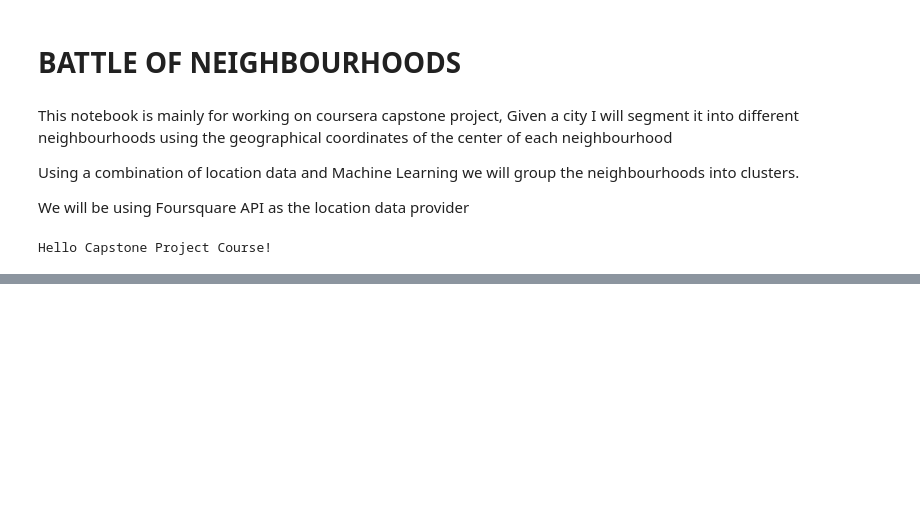
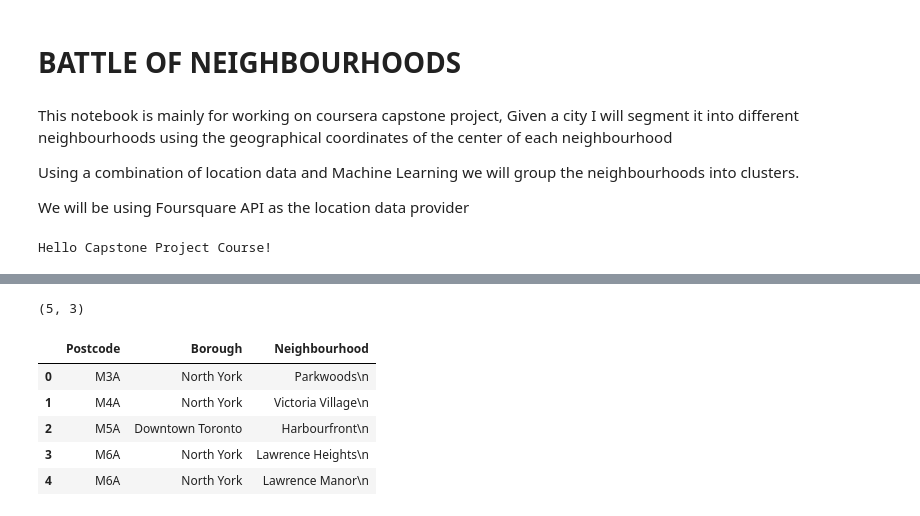
Before and after one commit to svsraju/Best-Location-to-Choose, a Jupyter notebook: Coursera_capstone.ipynb, the cells around one changed output, grey strips where cells are left out. Drawn from its saved outputs; the diff is of its cells as text; code cells hidden in the pictures; blank space fills up the shorter version.

```diff
--- a/Coursera_capstone.ipynb
+++ b/Coursera_capstone.ipynb
@@ -15,0 +130,3 @@ Hello Capstone Project Course!
+# %%
+#replacing \n in the Neighbourhood Column
+tableDF = tableDF.replace('\n','',regex = True)
@@ -15,0 +141,34 @@ Hello Capstone Project Course!
+# %%
+#Removing the rows with a borough that is Not assigned.
+for i in range (len(tableDF['Borough'])):
+    try:
+        if tableDF['Borough'][i] == 'Not assigned':
+            tableDF.drop(i,inplace = True)
+    except KeyError:
+        pass
+
+tableDF = tableDF.reset_index(drop = True)
+# %%
+#f a cell has a borough but a Not assigned neighborhood, then the neighborhood will be the same as the borough.
+for i in range (len(tableDF['Neighbourhood'])):
+     try:
+            if tableDF['Neighbourhood'][i] == 'Not assigned':
+                tableDF['Neighbourhood'][i] == tableDF['Borough'][i]
+
+     except KeyError:
+            pass
+
+tableDF = tableDF.reset_index(drop = True).head()
+# %%
+tableDF.shape
+# %% [output]
+(5, 3)
+# %%
+tableDF.head()
+# %% [output]
+|  | Postcode | Borough | Neighbourhood |
+| 0 | M3A | North York | Parkwoods\n |
+| 1 | M4A | North York | Victoria Village\n |
+| 2 | M5A | Downtown Toronto | Harbourfront\n |
+| 3 | M6A | North York | Lawrence Heights\n |
+| 4 | M6A | North York | Lawrence Manor\n |
```
Also changed, not shown: parts of 20 cells of this notebook.
